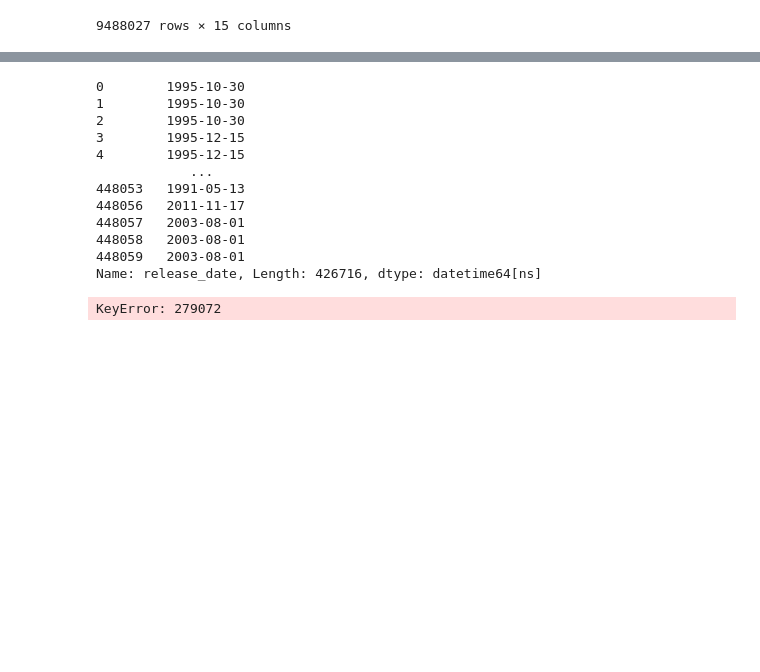
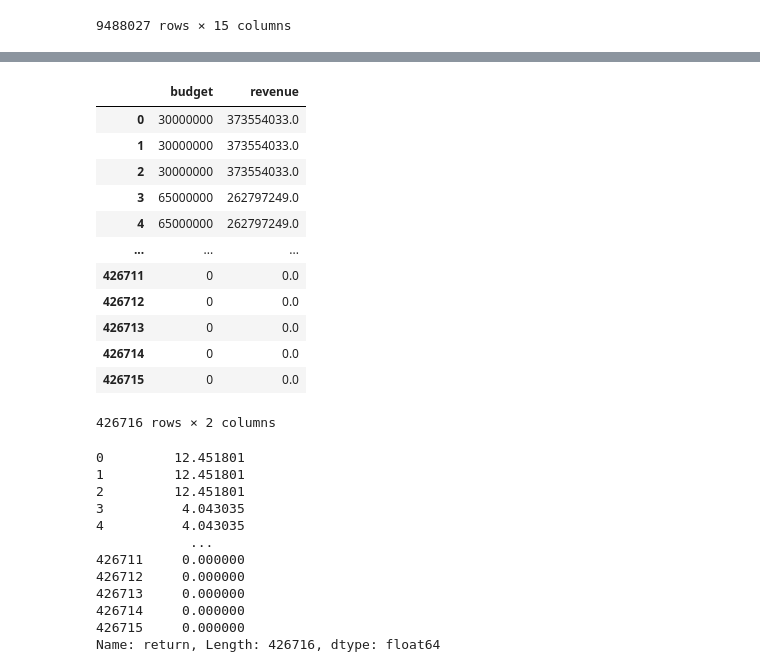
Before and after one commit to Nahuel404/PI_ML_3, a Jupyter notebook: Transformaciones.ipynb, the cells around one changed output, grey strips where cells are left out. Saved outputs shown, nothing was run; the diff lists cells and outputs as text; code cells hidden in the pictures; blank space fills up the shorter version.

```diff
--- a/Transformaciones.ipynb
+++ b/Transformaciones.ipynb
@@ -463,5 +443,3 @@ Data columns (total 23 columns):
  22  full_language      442641 non-null  object
 dtypes: float64(6), int64(1), object(16)
 memory usage: 82.0+ MB
-# %%
-df_a_transformar2 = pd.read_csv('./datasets/credits.csv')
@@ -563,14 +546,16 @@ df_credits
 | 9488025 | 6 |  | 52fe4ea59251416c7515d7e5 | 1 | 29199 | Vera Orlova | 4 | /n1NXVGNzNxtqsMWxLT1h8GO8Kpi.jpg | 227506 | ... |
 | 9488026 | 6 |  | 52fe4ea59251416c7515d7e5 | 1 | 29199 | Vera Orlova | 4 | /n1NXVGNzNxtqsMWxLT1h8GO8Kpi.jpg | 227506 | ... |
 9488027 rows × 15 columns
-# %%
-lista_index = []
-for i in range(45466-1):
-    if not df_completo['id'].loc[i].isdigit():
-        lista_index.append(i)
-
-df_completo = df_completo.drop(lista_index)
-df_completo['id']=df_completo['id'].astype(int)
+# %%
+lista_index = []  # Crea una lista vacía llamada lista_index para almacenar los índices de las filas a eliminar
+
+rango = df_completo['id'].shape  # Obtiene el rango (dimensiones) de la columna 'id' en df_completo
+
+for i in range(rango[0]):
+    if not df_completo['id'].loc[i].isdigit():  # Verifica si el valor en la columna 'id' en la fila i no es un dígito
+        lista_index.append(i)  # Agrega el índice de la fila a lista_index
+
+df_completo = df_completo.drop(lista_index)  # Elimina las filas correspondientes a los índices almacenados en lista_index
 # %%
 df_completo.info()
 # %% [output]
@@ -602,2 +607,2 @@ mask = df_completo['release_date'].isnull()
 # %%
-df_completo = df_completo.drop(df_completo[mask].index)
+df_completo = df_completo.reset_index(drop=True)#recetear indices
@@ -616,0 +622,16 @@ dtype('<M8[ns]')
+# %%
+df_completo[['budget', 'revenue']]
+# %% [output]
+|  | budget | revenue |
+| 0 | 30000000 | 373554033.0 |
+| 1 | 30000000 | 373554033.0 |
+| 2 | 30000000 | 373554033.0 |
+| 3 | 65000000 | 262797249.0 |
+| 4 | 65000000 | 262797249.0 |
+| ... | ... | ... |
+| 426711 | 0 | 0.0 |
+| 426712 | 0 | 0.0 |
+| 426713 | 0 | 0.0 |
+| 426714 | 0 | 0.0 |
+| 426715 | 0 | 0.0 |
+426716 rows × 2 columns
@@ -617,15 +653,15 @@ dtype('<M8[ns]')
 # %%
-df_completo['release_date']
+df_completo['return']
 # %% [output]
-0        1995-10-30
-1        1995-10-30
-2        1995-10-30
-3        1995-12-15
-4        1995-12-15
+0         12.451801
+1         12.451801
+2         12.451801
+3          4.043035
+4          4.043035
             ...
-448053   1991-05-13
-448056   2011-11-17
-448057   2003-08-01
-448058   2003-08-01
-448059   2003-08-01
-Name: release_date, Length: 426716, dtype: datetime64[ns]
+426711     0.000000
+426712     0.000000
+426713     0.000000
+426714     0.000000
+426715     0.000000
+Name: return, Length: 426716, dtype: float64
@@ -634,16 +667,0 @@ df_completo['budget']=df_completo['budget'].astype(int)
-# %%
-cantidad = df_completo.shape
-lista_return = []
-for i in range(cantidad[0]-1):
-    if (
-        df_completo['budget'].loc[i] == 0 or
-        df_completo['budget'].loc[i] == None
-    ):
-        r=0
-    else:
-        r = df_completo['revenue'].loc[i] / df_completo['budget'].loc[i]
-    lista_return.append(r)
-
-df_completo['return'] = lista_return
-# %% [output]
-KeyError: 279072
```
Also changed, not shown: parts of 60 cells of this notebook.
